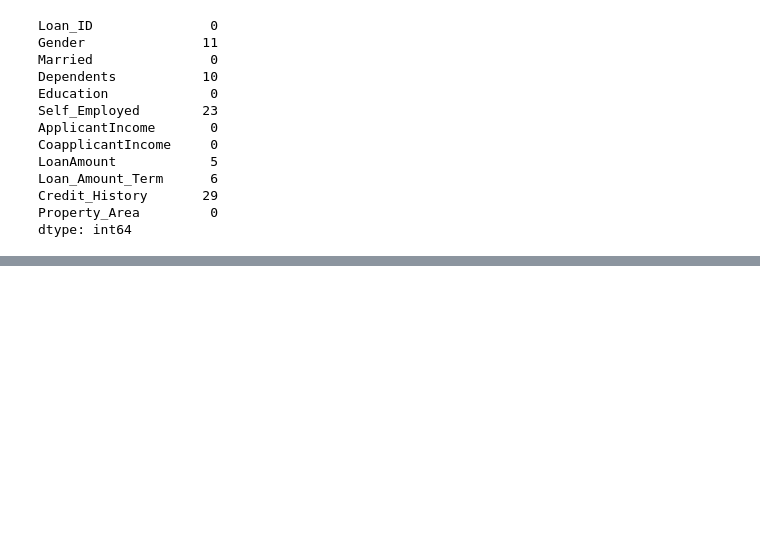
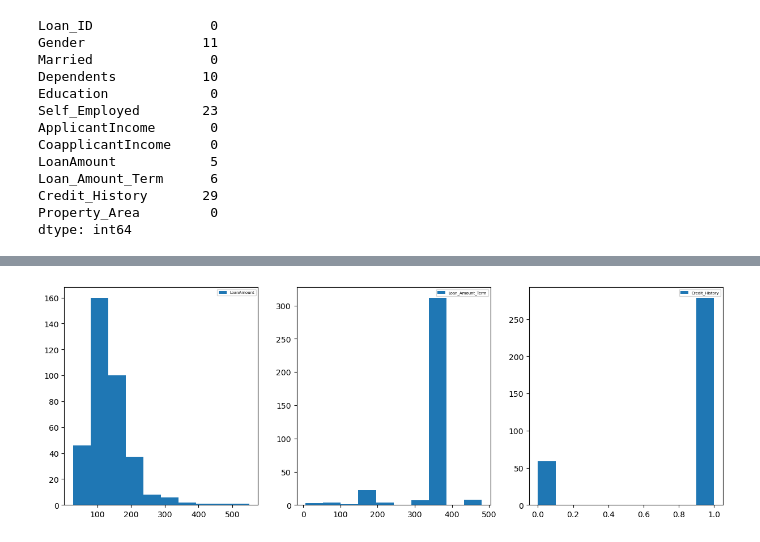
Before and after one commit to KunalNeon/Projects, a Jupyter notebook: loan_prediction.ipynb, the cells around one changed output, grey strips where cells are left out. Drawn from its saved outputs; the diff is of its cells as text; code cells hidden in the pictures; blank space fills up the shorter version.

```diff
--- a/loan_prediction.ipynb
+++ b/loan_prediction.ipynb
@@ -399,0 +489,13 @@ dtype: int64
+# %%
+#columns=[['Gender','Dependents','Self_Employed'],['LoanAmount','Loan_Amount_Term','Credit_History']]
+columns=["LoanAmount",	"Loan_Amount_Term"	,"Credit_History"]
+fig,axes=plt.subplots(1,3,figsize=(15, 5))
+
+for i,items in enumerate(columns):
+
+        axes[i].hist(loan_file[items], bins=10, label=items)
+        axes[i].legend(fontsize=5)
+
+plt.show()
+# %% [output]
+[figure, added]
```
Also changed, not shown: parts of 8 cells of this notebook.
